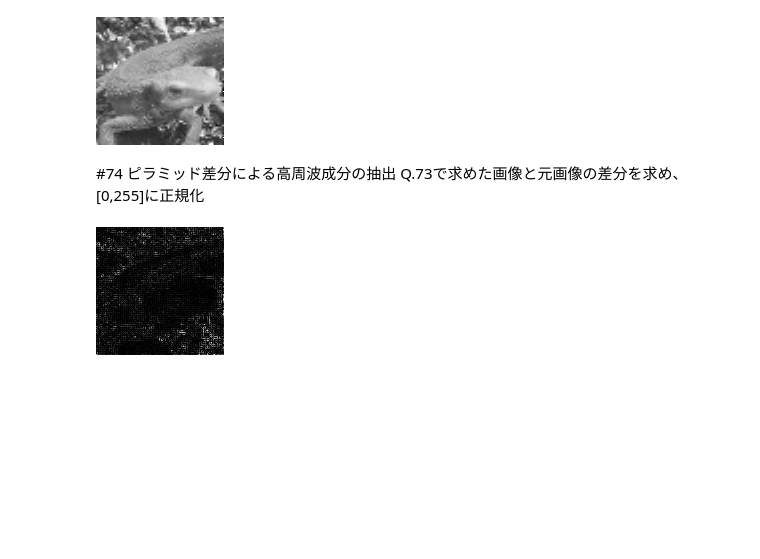
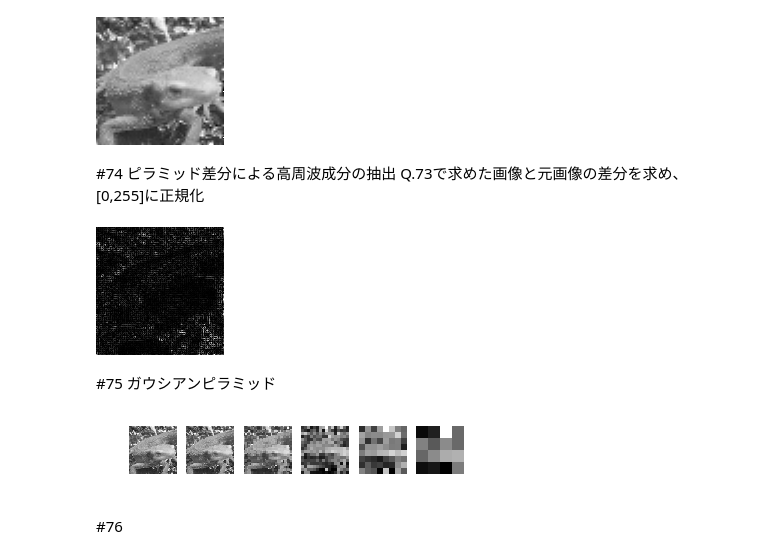
Before and after one commit to katoyu/image-processing-100training, a Jupyter notebook: 画像処理100本ノック71_80.ipynb, the cells around one changed output. Drawn from its saved outputs; the diff is of its cells as text; code cells hidden in the pictures; blank space fills up the shorter version.

```diff
--- a/画像処理100本ノック71_80.ipynb
+++ b/画像処理100本ノック71_80.ipynb
@@ -247,3 +247,63 @@ out = out.astype(np.uint8)
 cv2_imshow(out)
 # %% [output]
 [figure]
+# %% [markdown]
+#75 ガウシアンピラミッド
+# %%
+import cv2
+import numpy as np
+import matplotlib.pyplot as plt
+
+# Read image
+img = cv2.imread("imori.jpg").astype(np.float32)
+H, W, C = img.shape
+
+# Grayscale
+gray = 0.2126 * img[..., 2] + 0.7152 * img[..., 1] + 0.0722 * img[..., 0]
+
+
+def resize(img, a):
+
+    _h, _w  = img.shape
+    h = int(a * _h)
+    w = int(a * _w)
+    y = np.arange(h).repeat(w).reshape(w, -1) #横幅の個数を取るのを繰り返しwに合わせて再整形する
+    x = np.tile(np.arange(w), (h, 1))#タイル状で並べる（？）
+    y = (y / a)
+    x = (x / a)
+
+    #切り上げ
+    ix = np.floor(x).astype(np.int)
+    iy = np.floor(y).astype(np.int)
+    #小さいサイズに合わせる
+    ix = np.minimum(ix, _w-2)
+    iy = np.minimum(iy, _w-2)
+
+    #差を出す
+    dx = x - ix
+    dy = y - iy
+
+    out = (1-dx) * (1-dy) * img[iy, ix] + dx * (1 - dy) * img[iy, ix+1] + (1 - dx) * dy * img[iy+1, ix] + dx * dy * img[iy+1, ix+1]
+    out[out>255] = 255
+
+    return out
+
+pyramid = [gray]
+
+for i in range(1, 6):
+    a = 2. ** i
+    p = resize(gray, 1. / a)
+    pyramid.append(p)
+
+for i in range(6):
+    plt.subplot(1, 6, i+1)
+    plt.imshow(pyramid[i], cmap='gray')
+    plt.axis('off')
+    plt.xticks(color="None")
+    plt.xticks(color="None")
+
+plt.show()
+# %% [output]
+[figure, added]
+# %% [markdown]
+#76
```
Also changed, not shown: parts of 1 cell of this notebook.
